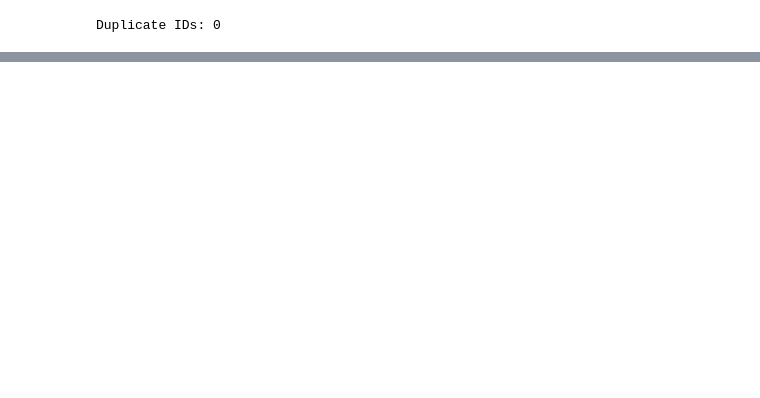
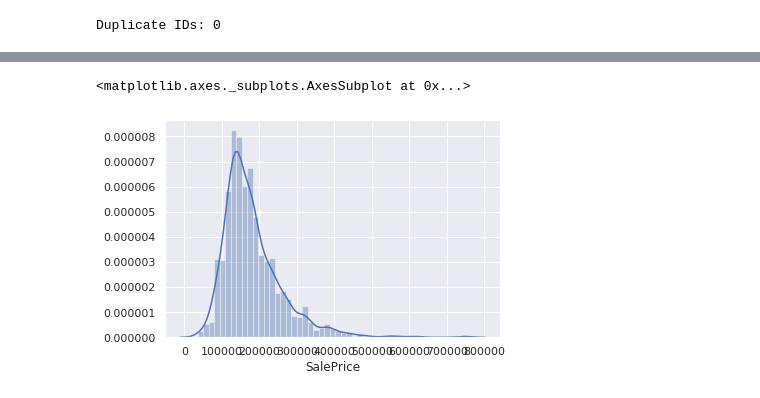
Before and after one commit to samuel-engel/house_prices_team_challenge, a Jupyter notebook: Team_21.ipynb, the cells around one changed output, grey strips where cells are left out. Cells and saved outputs as stored; diff of their text form; code cells hidden in the pictures; blank space fills up the shorter version.

```diff
--- a/Team_21.ipynb
+++ b/Team_21.ipynb
@@ -79,0 +98,5 @@ print(result)
+# %%
+sns.distplot(train_data["SalePrice"])
+# %% [output]
+<matplotlib.axes._subplots.AxesSubplot at 0x...>
+[figure, added]
```
Also changed, not shown: parts of 23 cells of this notebook.
